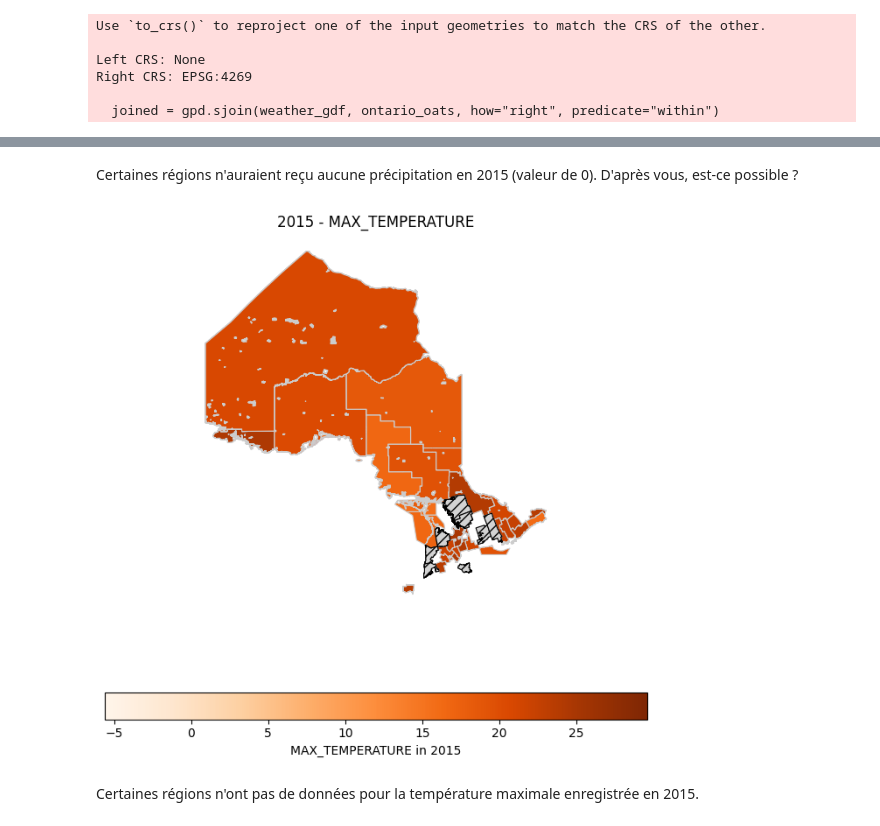
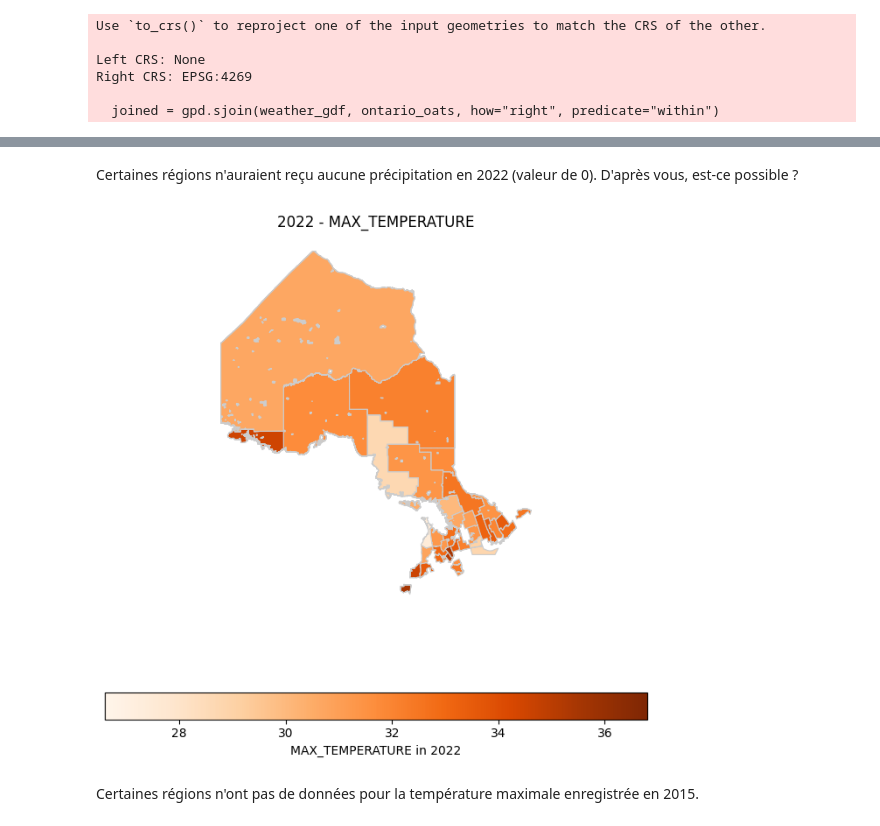
Before and after one commit to genevievebo/Continuum_Nettoyage_et_AI, a Jupyter notebook: notebooks/3_Nettoyage_Donnees_Geospatiales.ipynb, the cells around one changed output, grey strips where cells are left out. Saved outputs shown, nothing was run; the diff lists cells and outputs as text; code cells hidden in the pictures.

```diff
--- a/notebooks/3_Nettoyage_Donnees_Geospatiales.ipynb
+++ b/notebooks/3_Nettoyage_Donnees_Geospatiales.ipynb
@@ -93,4 +93,4 @@ plt.show()
 # %%
 id = "1uyw4fhzAU02luKzqReeXqZ2YoPw39FnM"
 url = "https://drive.google.com/uc?export=view&id=%s" % id
-oats = pd.read_csv(url)
+oats = pd.read_csv(url, index_col=0)
@@ -97,6 +106,6 @@ oats = pd.read_csv(url)
 # %% [markdown]
 ## Lecture données météorologiques
 # %%
-id = '1fxErsrmr5QdEOXQN6sWx3wEH-P6YpDnF'
+id = '1FmdFsv7bdu2c9lMYie2_waLzXgRQnBhf' #'1fxErsrmr5QdEOXQN6sWx3wEH-P6YpDnF'
 url = "https://drive.google.com/uc?export=view&id=%s" % id
 weather = pd.read_csv(url)
@@ -195,14 +225,9 @@ En 2020, la plupart des acres récoltées se trouvaient au sud ouest.
 # %%
 # (comptez 20 secondes)
 # Intégration des données de météo aux données de régions ontariennes
-geometry = gpd.points_from_xy(weather.LONGITUDE, weather.LATITUDE)
+geometry = gpd.points_from_xy(weather.x, weather.y)
 weather_gdf = gpd.GeoDataFrame(weather, geometry=geometry)
-
-# Intégration des données météo+geo aux données de rendement+géo
 joined = gpd.sjoin(weather_gdf, ontario_oats, how="right", predicate="within")
-joined = joined.loc[joined.STATION_NAME.notnull(),:]
-joined.LOCAL_YEAR = joined.LOCAL_YEAR.astype(int)
-my_data = joined.loc[joined.LOCAL_YEAR==joined.Annee, :]
 # %% [output]
 Use `to_crs()` to reproject one of the input geometries to match the CRS of the other.
 
@@ -250,10 +305,10 @@ plot_map_improved(my_data, 2015, 'TOTAL_PRECIPITATION', with_labels=False, figsi
 # %% [markdown]
-Certaines régions n'auraient reçu aucune précipitation en 2015 (valeur de 0).
+Certaines régions n'auraient reçu aucune précipitation en 2022 (valeur de 0).
 D'après vous, est-ce possible ?
 # %%
-plot_map_improved(my_data, 2015, 'MAX_TEMPERATURE', with_labels=False, figsize=(8,8))
+plot_map_improved(my_data, 2022, 'MAX_TEMPERATURE', with_labels=False, figsize=(8,8))
 # %% [output]
-[figure, old version]
+[figure, new version]
 # %% [markdown]
 Certaines régions n'ont pas de données pour la température maximale enregistrée en 2015.
 # %%
```
Also changed, not shown: parts of 37 cells of this notebook, 2 other files.
